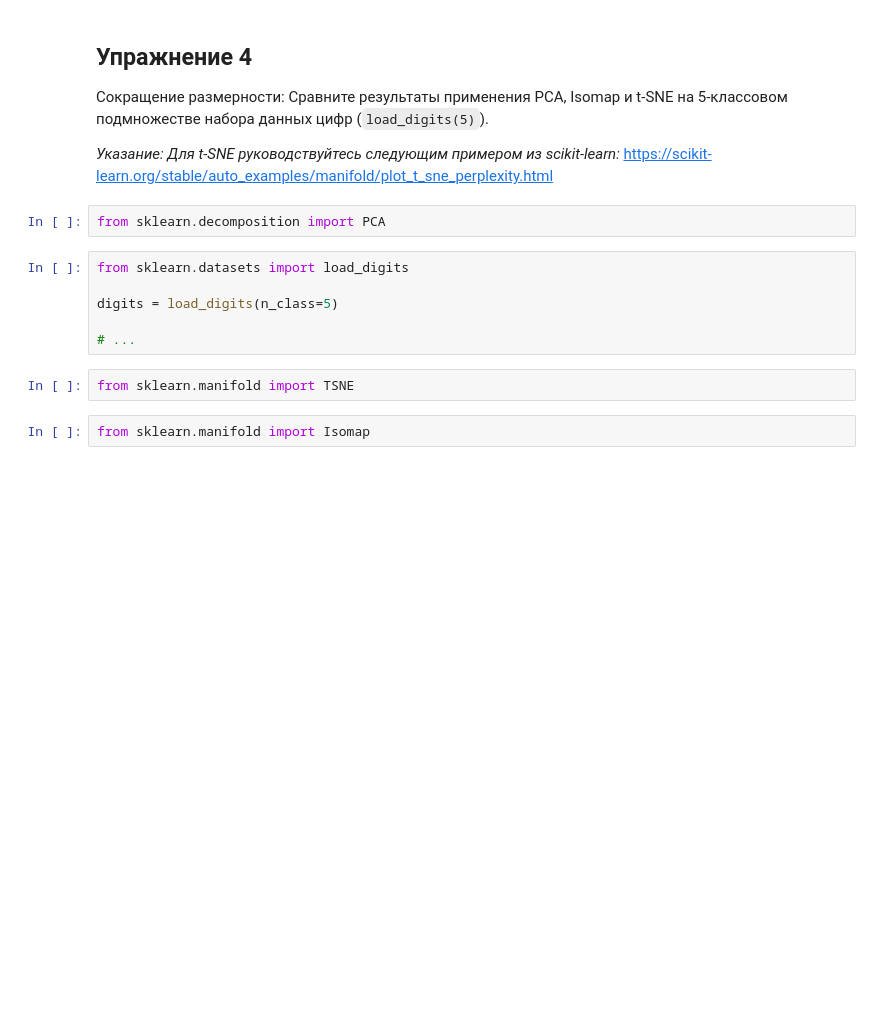
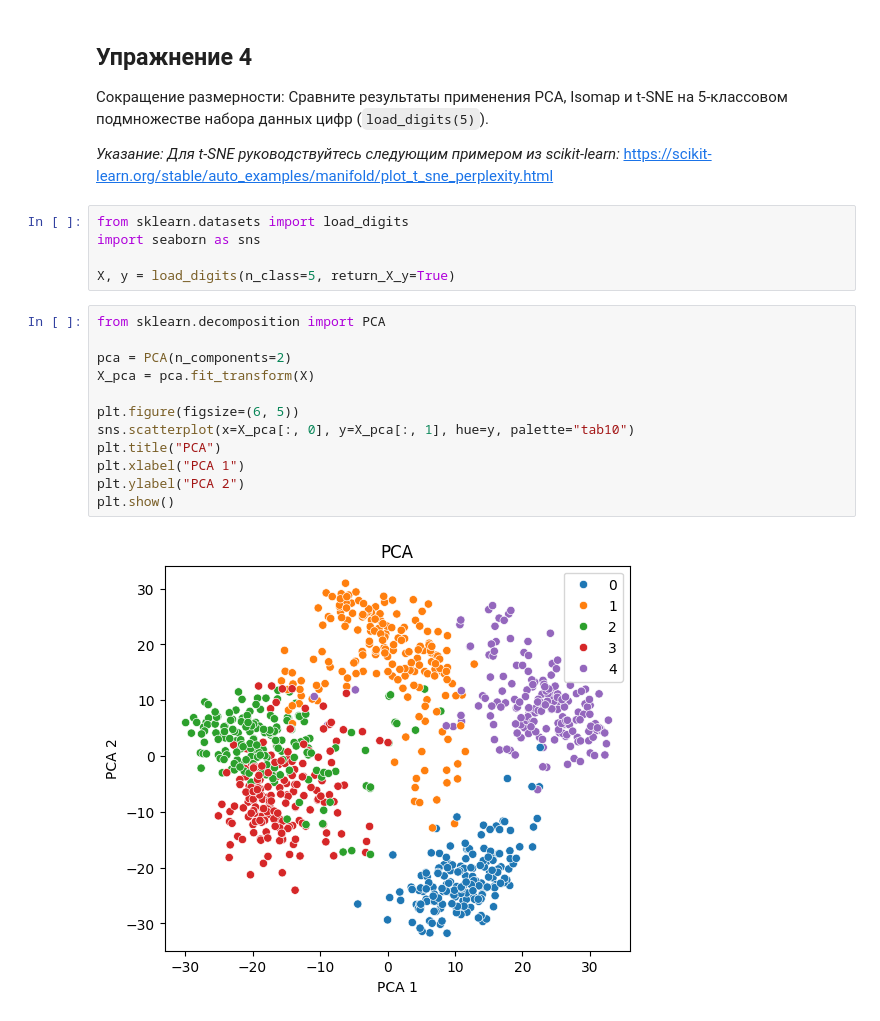
Before and after one commit to Ioann44/big-data-course, a Jupyter notebook: lw_3/Lab3_scikit-learn.ipynb, the cells around one changed output. Drawn from its saved outputs; the diff is of its cells as text; blank space fills up the shorter version.

```diff
--- a/lw_3/Lab3_scikit-learn.ipynb
+++ b/lw_3/Lab3_scikit-learn.ipynb
@@ -190,15 +189,22 @@ RF 200 trees, depth=10   : train accuracy: 0.990, test accuracy: 0.960
 *Указание:*
 *Для t-SNE руководствуйтесь следующим примером из scikit-learn:*
 https://scikit-learn.org/stable/auto_examples/manifold/plot_t_sne_perplexity.html
-# %%
-from sklearn.decomposition import PCA
 # %%
 from sklearn.datasets import load_digits
+import seaborn as sns
 
-digits = load_digits(n_class=5)
-
-# ...
+X, y = load_digits(n_class=5, return_X_y=True)
-# %%
-from sklearn.manifold import TSNE
-# %%
-from sklearn.manifold import Isomap
+# %%
+from sklearn.decomposition import PCA
+
+pca = PCA(n_components=2)
+X_pca = pca.fit_transform(X)
+
+plt.figure(figsize=(6, 5))
+sns.scatterplot(x=X_pca[:, 0], y=X_pca[:, 1], hue=y, palette="tab10")
+plt.title("PCA")
+plt.xlabel("PCA 1")
+plt.ylabel("PCA 2")
+plt.show()
+# %% [output]
+[figure, added]
```
Also changed, not shown: parts of 6 cells of this notebook.
